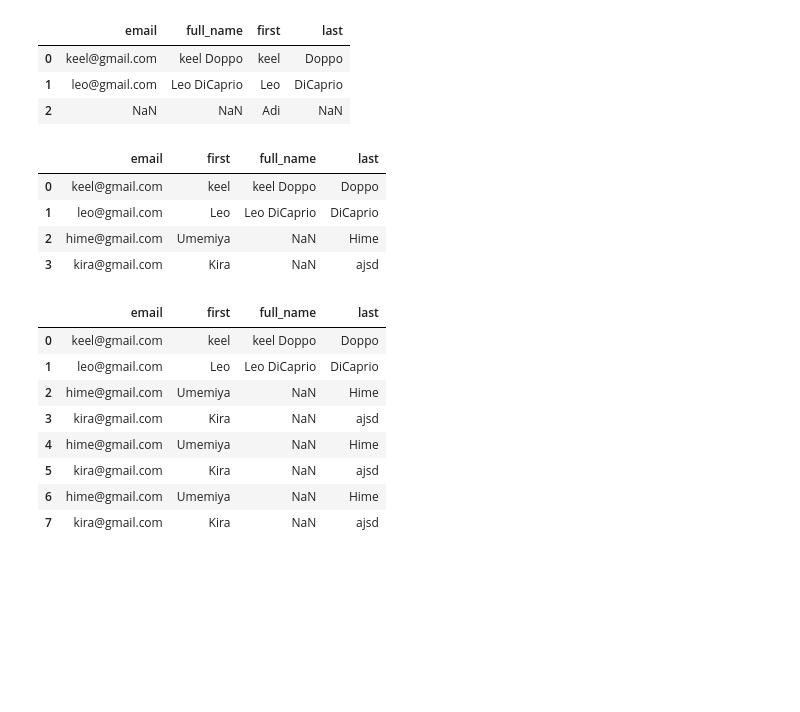
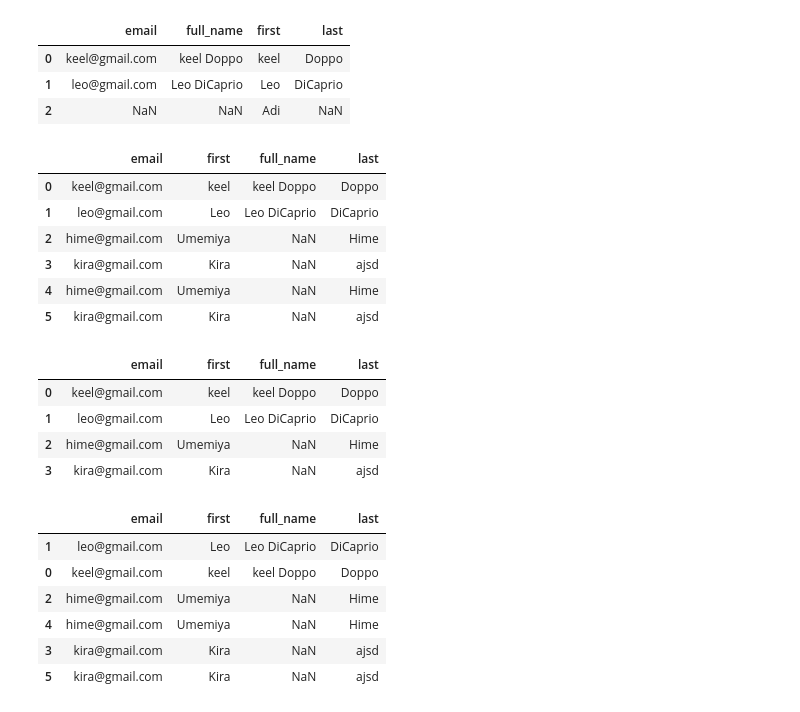
Before and after one commit to AdityaTanwar2312/Pandas, a Jupyter notebook: Intro.ipynb, the cells around one changed output. Drawn from its saved outputs; the diff is of its cells as text; code cells hidden in the pictures; blank space fills up the shorter version.

Commit message:
Function for sorting data

```diff
--- a/Intro.ipynb
+++ b/Intro.ipynb
@@ -184,14 +184,19 @@ df2._append({'first':'Adi'}, ignore_index=True)
 | 2 | NaN | NaN | Adi | NaN |
 # %%
 #Adding dataframe to a dataframe
+#To permanently make changes we need to follow
+#the below give method as inplace argument cannot be used
 
-df2._append(df3, ignore_index=True, sort=True)
+df2 = df2._append(df3, ignore_index=True, sort=True)
+df2
 # %% [output]
 |  | email | first | full_name | last |
 | 0 | keel@gmail.com | keel | keel Doppo | Doppo |
 | 1 | leo@gmail.com | Leo | Leo DiCaprio | DiCaprio |
 | 2 | hime@gmail.com | Umemiya | NaN | Hime |
 | 3 | kira@gmail.com | Kira | NaN | ajsd |
+| 4 | hime@gmail.com | Umemiya | NaN | Hime |
+| 5 | kira@gmail.com | Kira | NaN | ajsd |
 # %%
 #Deletion of row from a column
 
@@ -202,7 +207,15 @@ df2.drop(index=df2[df2['first']=='Adi'].index)
 | 1 | leo@gmail.com | Leo | Leo DiCaprio | DiCaprio |
 | 2 | hime@gmail.com | Umemiya | NaN | Hime |
 | 3 | kira@gmail.com | Kira | NaN | ajsd |
-| 4 | hime@gmail.com | Umemiya | NaN | Hime |
-| 5 | kira@gmail.com | Kira | NaN | ajsd |
-| 6 | hime@gmail.com | Umemiya | NaN | Hime |
-| 7 | kira@gmail.com | Kira | NaN | ajsd |
+# %%
+# Sorting values in a dataframe
+
+df2.sort_values(by='last')
+# %% [output]
+|  | email | first | full_name | last |
+| 1 | leo@gmail.com | Leo | Leo DiCaprio | DiCaprio |
+| 0 | keel@gmail.com | keel | keel Doppo | Doppo |
+| 2 | hime@gmail.com | Umemiya | NaN | Hime |
+| 4 | hime@gmail.com | Umemiya | NaN | Hime |
+| 3 | kira@gmail.com | Kira | NaN | ajsd |
+| 5 | kira@gmail.com | Kira | NaN | ajsd |
```
Also changed, not shown: parts of 11 cells of this notebook.
